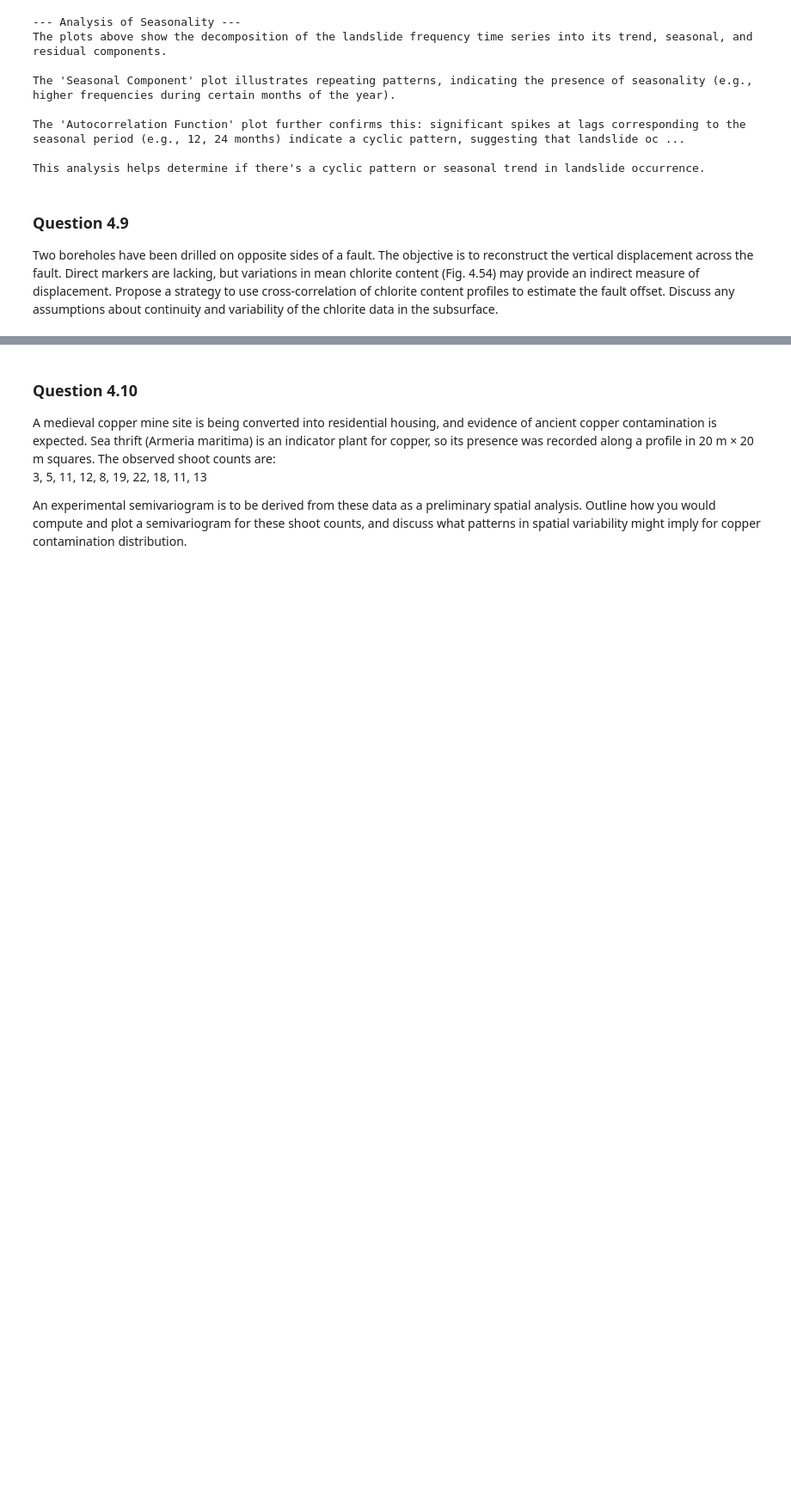
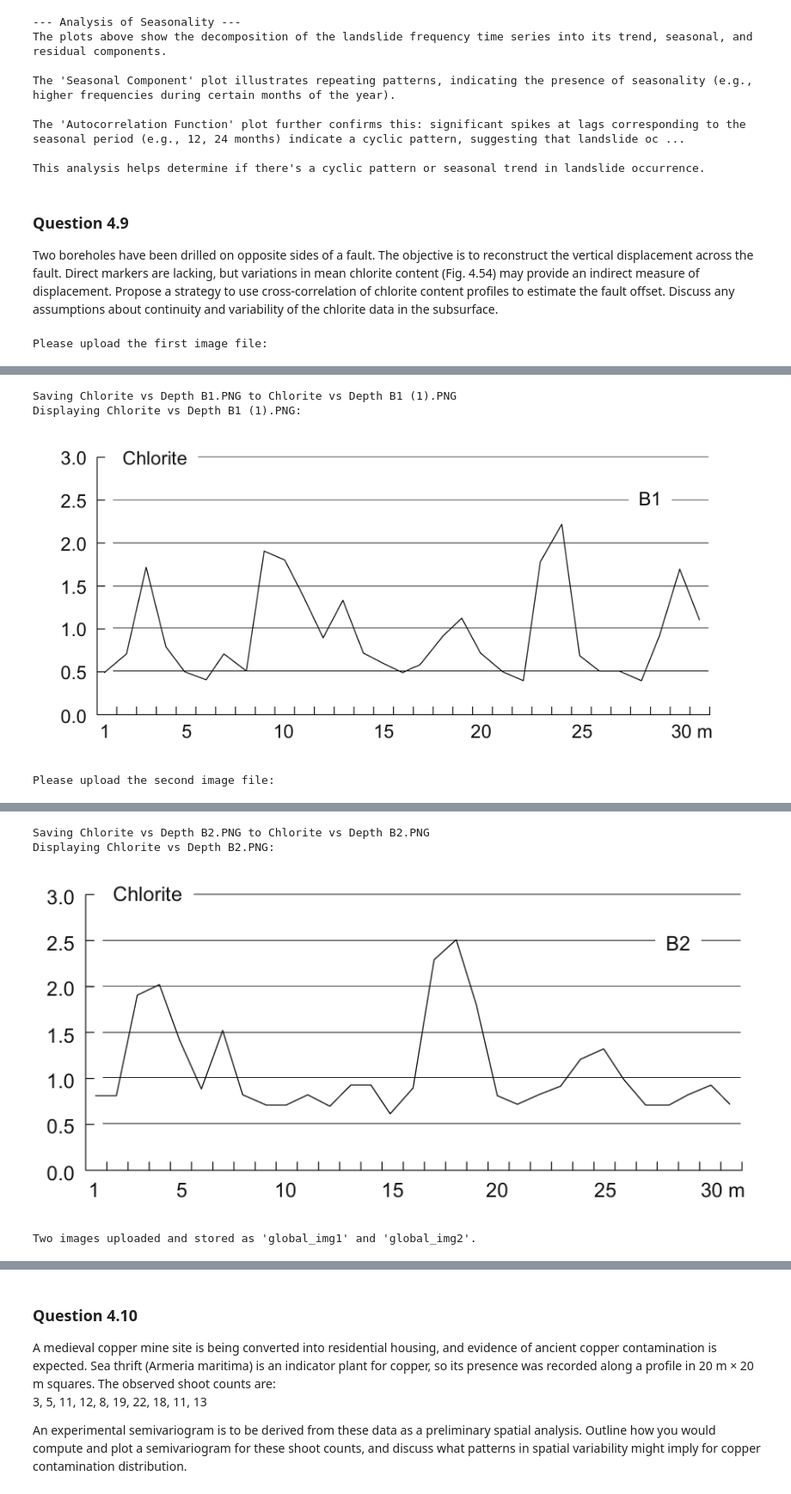
Before and after one commit to iGeology-Illinois/geol-581-module-3-principles-of-uncertainty-chapter-4-GouldDirt26, a Jupyter notebook: GEOL_593_Alex_M_Gould_Module_3_HW_FEB232026.ipynb, the cells around one changed output, grey strips where cells are left out. Shown at 86% size. Drawn from its saved outputs; the diff is of its cells as text; code cells hidden in the pictures; blank space fills up the shorter version.

```diff
--- a/GEOL_593_Alex_M_Gould_Module_3_HW_FEB232026.ipynb
+++ b/GEOL_593_Alex_M_Gould_Module_3_HW_FEB232026.ipynb
@@ -657,3 +657,51 @@ from scipy.signal import correlate
 # 2. Use the scipy.signal.correlate function to compute cross-correlation between the two profiles.
 # 3. Identify the lag (depth shift) that maximizes correlation as an estimate of displacement.
 # 4. Carefully consider sampling intervals, data resolution, and boundary effects.
+# %%
+from google.colab import files
+import cv2
+from google.colab.patches import cv2_imshow
+import numpy as np
+
+# First figure input
+print("Please upload the first image file:")
+uploaded_img1 = files.upload()
+
+img1 = None
+filename1 = None
+for fname, fbytes in uploaded_img1.items():
+    filename1 = fname
+    nparr = np.frombuffer(fbytes, np.uint8)
+    img1 = cv2.imdecode(nparr, cv2.IMREAD_COLOR)
+    if img1 is not None:
+        print(f"Displaying {filename1}:")
+        cv2_imshow(img1)
+    else:
+        print(f"Could not decode image {filename1}")
+    break # Assuming only one file per upload prompt
+
+# Second figure input
+print("\nPlease upload the second image file:")
+uploaded_img2 = files.upload()
+
+img2 = None
+filename2 = None
+for fname, fbytes in uploaded_img2.items():
+    filename2 = fname
+    nparr = np.frombuffer(fbytes, np.uint8)
+    img2 = cv2.imdecode(nparr, cv2.IMREAD_COLOR)
+    if img2 is not None:
+        print(f"Displaying {filename2}:")
+        cv2_imshow(img2)
+    else:
+        print(f"Could not decode image {filename2}")
+    break # Assuming only one file per upload prompt
+
+# Store images globally for later use, if needed
+global global_img1, global_img2
+global_img1 = img1
+global_img2 = img2
+
+print("\nTwo images uploaded and stored as 'global_img1' and 'global_img2'.")
+# %% [output]
+Please upload the first image file:
@@ -659,0 +709,4 @@ from scipy.signal import correlate
+Saving Chlorite vs Depth B1.PNG to Chlorite vs Depth B1 (1).PNG
+Displaying Chlorite vs Depth B1 (1).PNG:
+[figure, added]
+Please upload the second image file:
@@ -659,0 +714,4 @@ from scipy.signal import correlate
+Saving Chlorite vs Depth B2.PNG to Chlorite vs Depth B2.PNG
+Displaying Chlorite vs Depth B2.PNG:
+[figure, added]
+Two images uploaded and stored as 'global_img1' and 'global_img2'.
```
Also changed, not shown: parts of 29 cells of this notebook.
